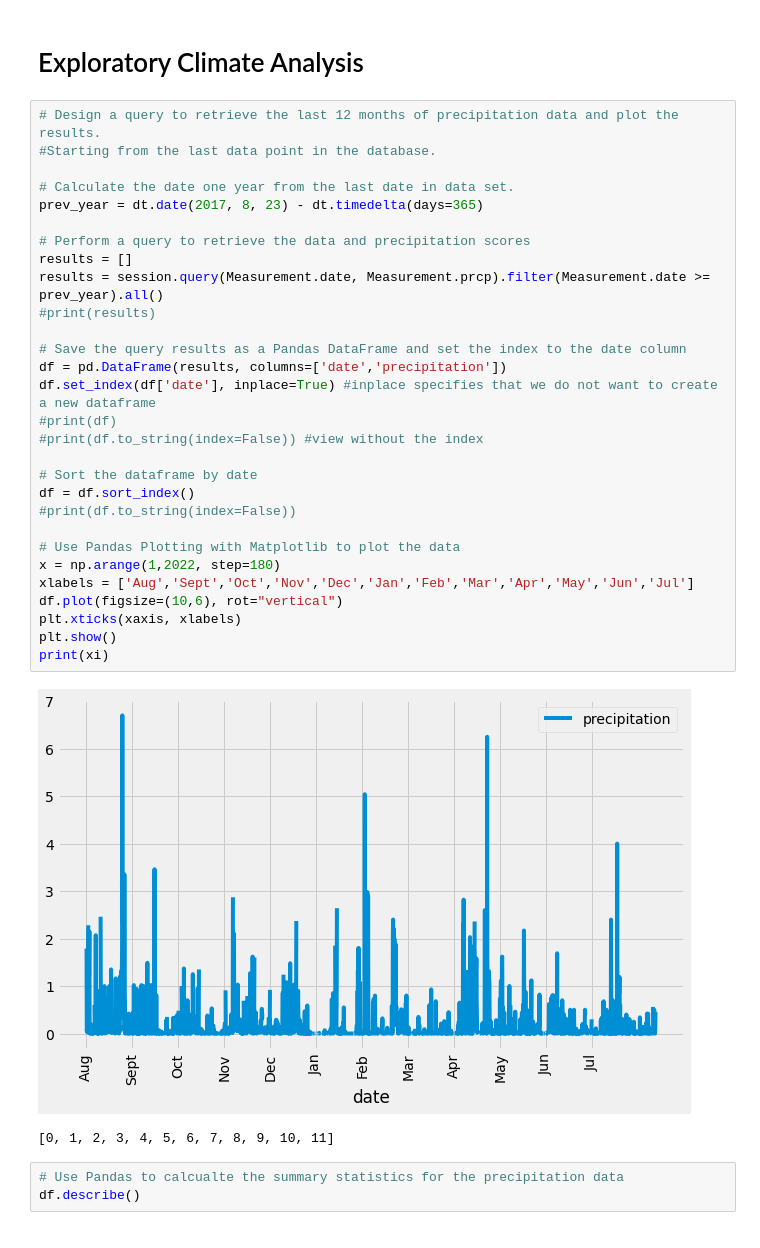
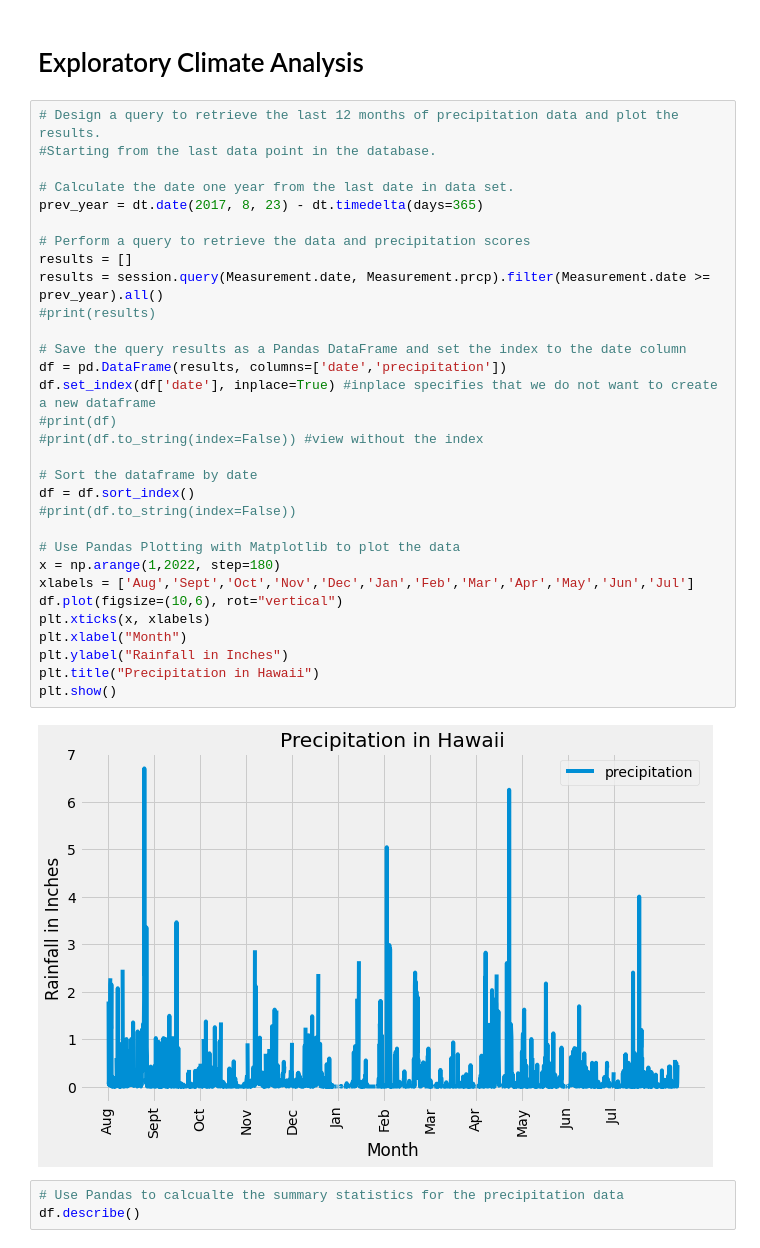
Before and after one commit to chabrian/surfs_up, a Jupyter notebook: climate_analysis.ipynb, the cells around one changed output. Drawn from its saved outputs; the diff is of its cells as text.

```diff
--- a/climate_analysis.ipynb
+++ b/climate_analysis.ipynb
@@ -45,35 +45,36 @@ session = Session(engine)
 # %%
 # Design a query to retrieve the last 12 months of precipitation data and plot the results.
 #Starting from the last data point in the database.
 
 # Calculate the date one year from the last date in data set.
 prev_year = dt.date(2017, 8, 23) - dt.timedelta(days=365)
 
 # Perform a query to retrieve the data and precipitation scores
 results = []
 results = session.query(Measurement.date, Measurement.prcp).filter(Measurement.date >= prev_year).all()
 #print(results)
 
 # Save the query results as a Pandas DataFrame and set the index to the date column
 df = pd.DataFrame(results, columns=['date','precipitation'])
 df.set_index(df['date'], inplace=True) #inplace specifies that we do not want to create a new dataframe
 #print(df)
 #print(df.to_string(index=False)) #view without the index
 
 # Sort the dataframe by date
 df = df.sort_index()
 #print(df.to_string(index=False))
 
 # Use Pandas Plotting with Matplotlib to plot the data
 x = np.arange(1,2022, step=180)
 xlabels = ['Aug','Sept','Oct','Nov','Dec','Jan','Feb','Mar','Apr','May','Jun','Jul']
 df.plot(figsize=(10,6), rot="vertical")
-plt.xticks(xaxis, xlabels)
+plt.xticks(x, xlabels)
+plt.xlabel("Month")
+plt.ylabel("Rainfall in Inches")
+plt.title("Precipitation in Hawaii")
 plt.show()
-print(xi)
 # %% [output]
-[figure, old version]
+[figure, new version]
-[0, 1, 2, 3, 4, 5, 6, 7, 8, 9, 10, 11]
 # %%
 # Use Pandas to calcualte the summary statistics for the precipitation data
 df.describe()
```
Also changed, not shown: parts of 1 cell of this notebook, 7 other files.
